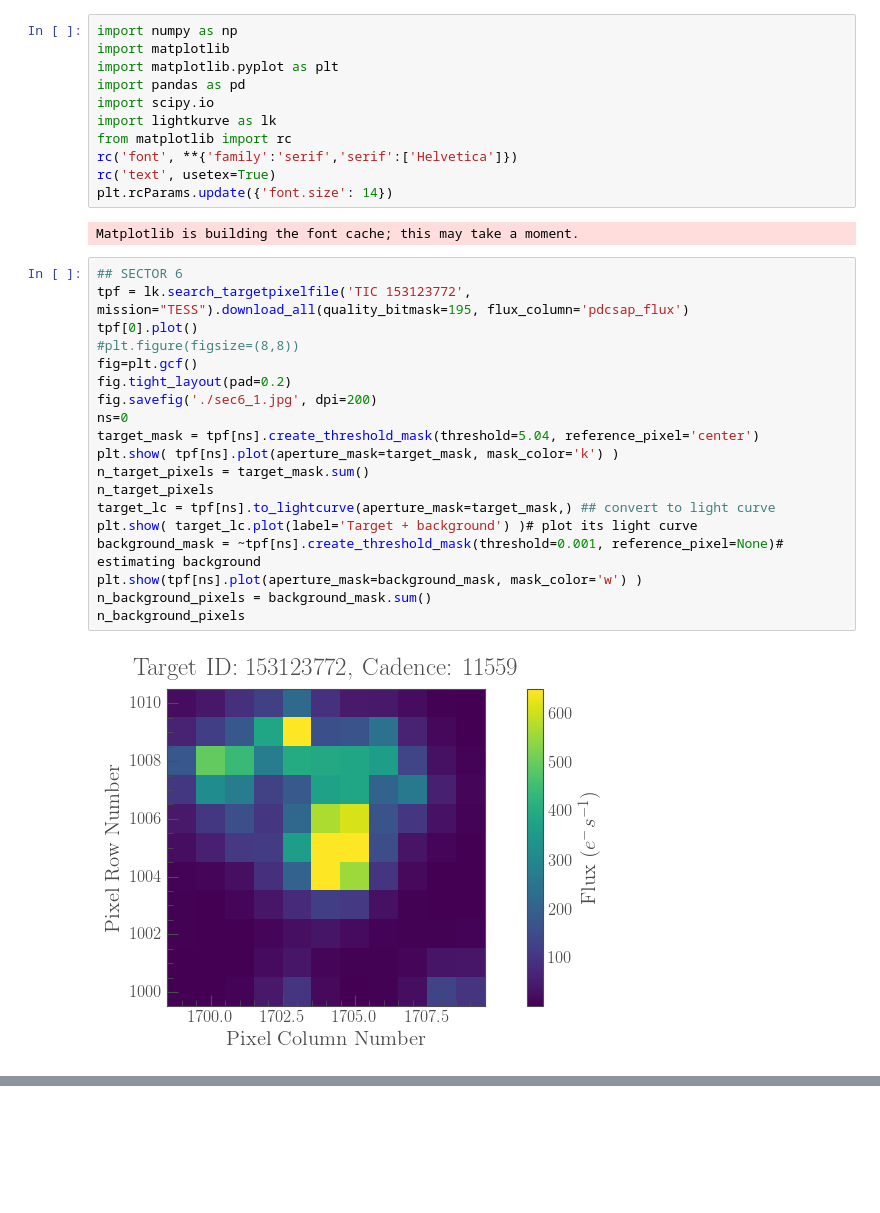
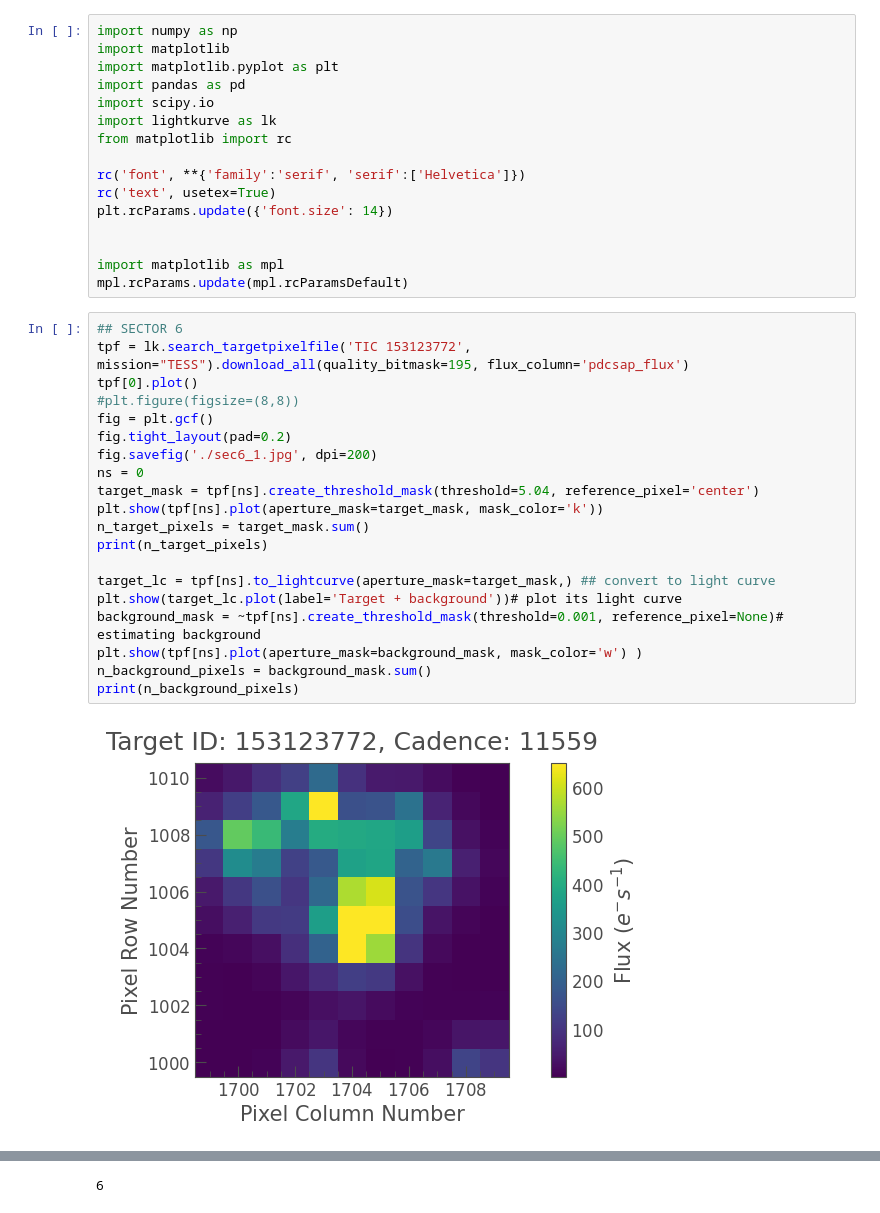
Before and after one commit to iamalisalehi/Self_Lensing, a Jupyter notebook: TIC1_TPF_Sector6.ipynb, the cells around one changed output, grey strips where cells are left out. Saved outputs shown, nothing was run; the diff lists cells and outputs as text; blank space fills up the shorter version.

```diff
--- a/TIC1_TPF_Sector6.ipynb
+++ b/TIC1_TPF_Sector6.ipynb
@@ -6,29 +6,33 @@ import pandas as pd
 import scipy.io
 import lightkurve as lk
 from matplotlib import rc
-rc('font', **{'family':'serif','serif':['Helvetica']})
+
+rc('font', **{'family':'serif', 'serif':['Helvetica']})
 rc('text', usetex=True)
 plt.rcParams.update({'font.size': 14})
+
+
+import matplotlib as mpl
+mpl.rcParams.update(mpl.rcParamsDefault)
-# %% [output]
-Matplotlib is building the font cache; this may take a moment.
 # %%
 ## SECTOR 6
 tpf = lk.search_targetpixelfile('TIC 153123772', mission="TESS").download_all(quality_bitmask=195, flux_column='pdcsap_flux')
 tpf[0].plot()
 #plt.figure(figsize=(8,8))
-fig=plt.gcf()
+fig = plt.gcf()
 fig.tight_layout(pad=0.2)
 fig.savefig('./sec6_1.jpg', dpi=200)
-ns=0
+ns = 0
 target_mask = tpf[ns].create_threshold_mask(threshold=5.04, reference_pixel='center')
-plt.show( tpf[ns].plot(aperture_mask=target_mask, mask_color='k') )
+plt.show(tpf[ns].plot(aperture_mask=target_mask, mask_color='k'))
 n_target_pixels = target_mask.sum()
-n_target_pixels
+print(n_target_pixels)
+
 target_lc = tpf[ns].to_lightcurve(aperture_mask=target_mask,) ## convert to light curve
-plt.show( target_lc.plot(label='Target + background') )# plot its light curve
+plt.show(target_lc.plot(label='Target + background'))# plot its light curve
 background_mask = ~tpf[ns].create_threshold_mask(threshold=0.001, reference_pixel=None)# estimating background
 plt.show(tpf[ns].plot(aperture_mask=background_mask, mask_color='w') )
 n_background_pixels = background_mask.sum()
-n_background_pixels
+print(n_background_pixels)
 # %% [output]
-[figure, old version]
+[figure, new version]
@@ -35,0 +40 @@ n_background_pixels
+6
```
Also changed, not shown: parts of 3 cells of this notebook.
